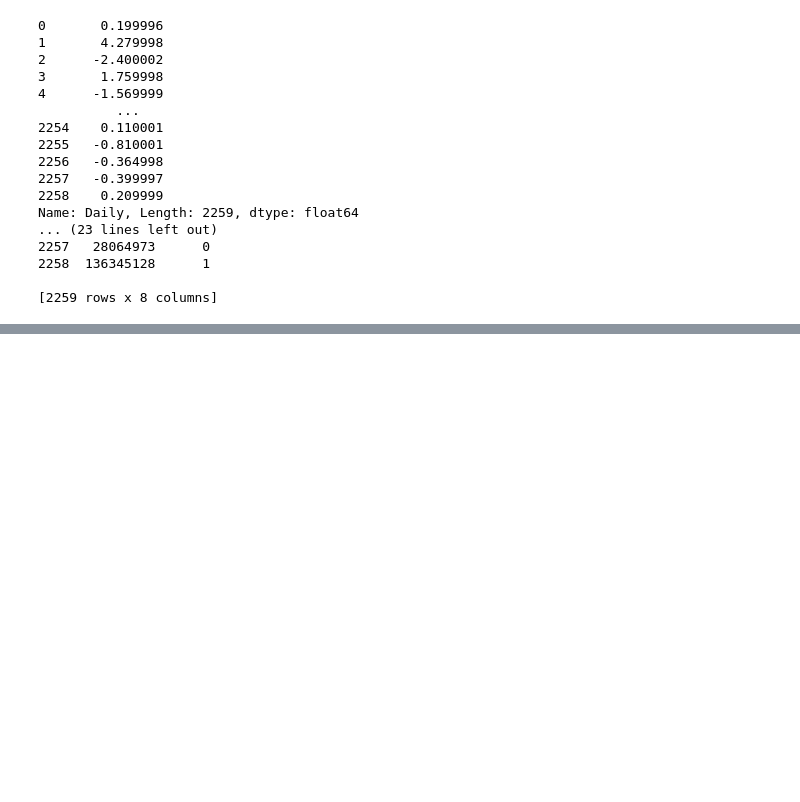
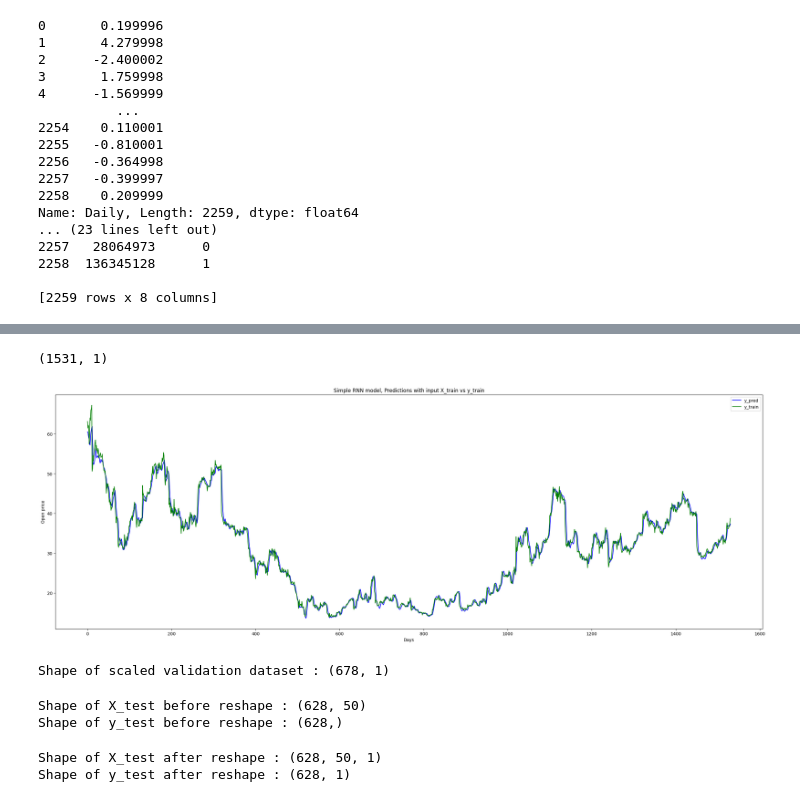
Before and after one commit to johnmaxpetrarca/StockVolatilityProject, a Jupyter notebook: projectStuff-2.ipynb, the cells around one changed output, grey strips where cells are left out. Drawn from its saved outputs; the diff is of its cells as text; code cells hidden in the pictures; blank space fills up the shorter version.

```diff
--- a/projectStuff-2.ipynb
+++ b/projectStuff-2.ipynb
@@ -160,0 +410,4 @@ Variable Interaction Attempt Linear Regression:  0.04116865869853914
+# %%
+y_pred = regressor.predict(X_train)  # predictions
+y_pred = scaler.inverse_transform(y_pred) # scaling back from 0-1 to original
+y_pred.shape
@@ -160,0 +417,23 @@ Variable Interaction Attempt Linear Regression:  0.04116865869853914
+# %%
+y_train = scaler.inverse_transform(y_train) # scaling back from 0-1 to original
+y_train.shape
+# %% [output]
+(1531, 1)
+# %%
+plt.figure(figsize = (30,10))
+plt.plot(y_pred, color = "b", label = "y_pred" )
+plt.plot(y_train, color = "g", label = "y_train")
+plt.xlabel("Days")
+plt.ylabel("Open price")
+plt.title("Simple RNN model, Predictions with input X_train vs y_train")
+plt.legend()
+plt.show()
+# %% [output]
+[figure, added]
+# %%
+dataset_validation = validation_data.Open.values  # getting "open" column and converting to array
+dataset_validation = np.reshape(dataset_validation, (-1,1))  # converting 1D to 2D array
+scaled_dataset_validation =  scaler.fit_transform(dataset_validation)  # scaling open values to between 0 and 1
+print("Shape of scaled validation dataset :",scaled_dataset_validation.shape)
+# %% [output]
+Shape of scaled validation dataset : (678, 1)
@@ -160,0 +451,14 @@ Variable Interaction Attempt Linear Regression:  0.04116865869853914
+# %%
+print("Shape of X_test before reshape :",X_test.shape)
+print("Shape of y_test before reshape :",y_test.shape)
+# %% [output]
+Shape of X_test before reshape : (628, 50)
+Shape of y_test before reshape : (628,)
+# %%
+X_test = np.reshape(X_test, (X_test.shape[0],X_test.shape[1],1))  # reshape to 3D array
+y_test = np.reshape(y_test, (-1,1))  # reshape to 2D array
+print("Shape of X_test after reshape :",X_test.shape)
+print("Shape of y_test after reshape :",y_test.shape)
+# %% [output]
+Shape of X_test after reshape : (628, 50, 1)
+Shape of y_test after reshape : (628, 1)
```
Also changed, not shown: parts of 27 cells of this notebook.
